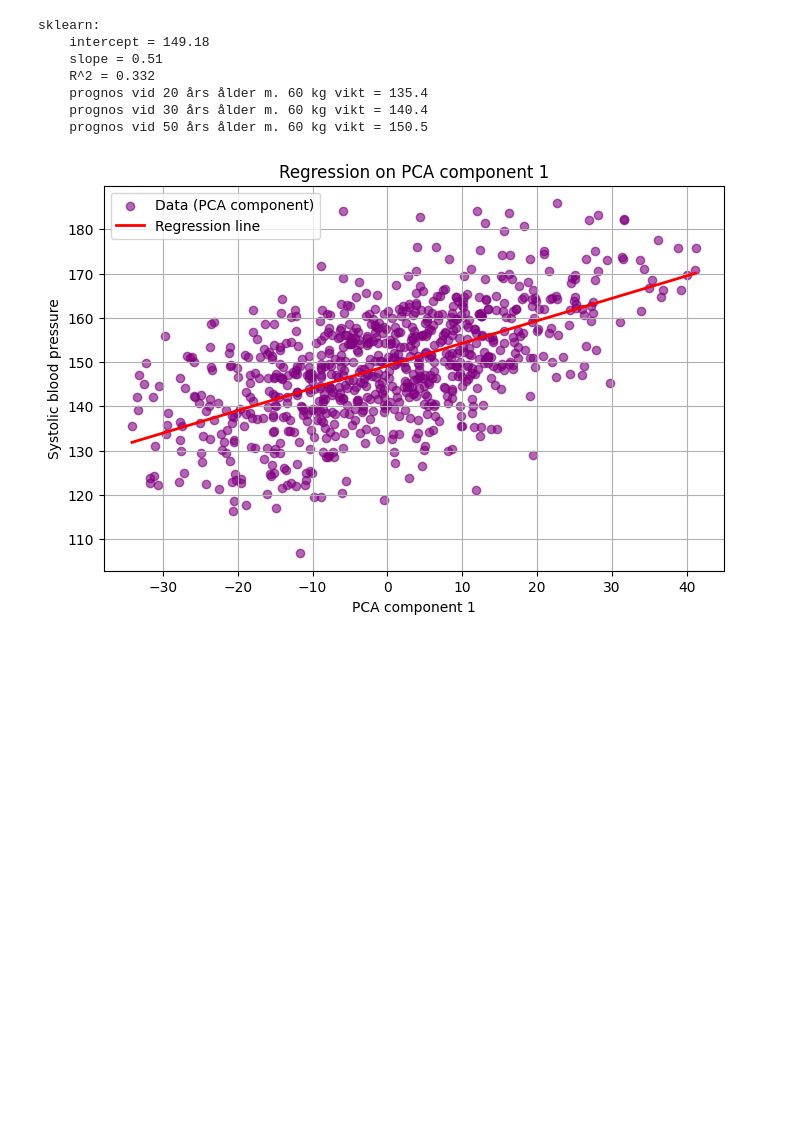
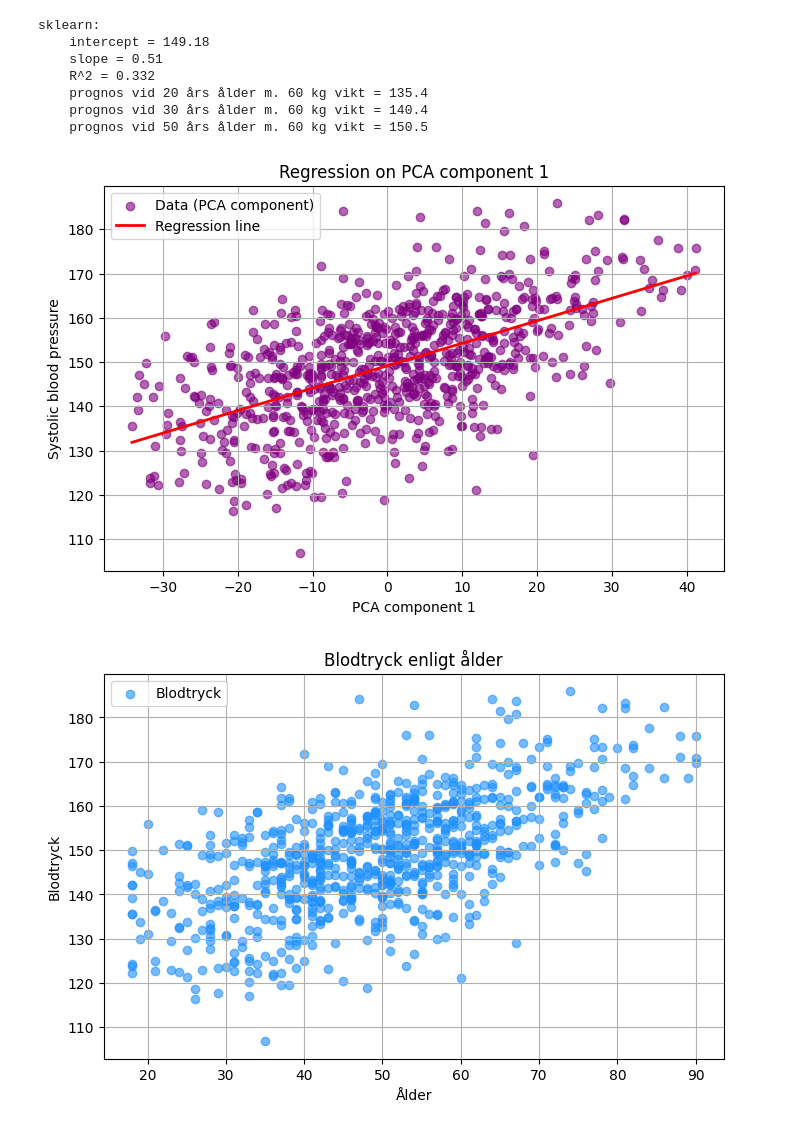
Before and after one commit to emanuelssonlinnea-rgb/Health-study-project, a Jupyter notebook: report.ipynb, the cells around one changed output. Drawn from its saved outputs; the diff is of its cells as text; code cells hidden in the pictures; blank space fills up the shorter version.

Commit message:
Added graphs and requirements list

```diff
--- a/report.ipynb
+++ b/report.ipynb
@@ -396,20 +396,30 @@ sklearn:
 # %%
 """
 Linjär regression graf: blodtryck förutsagt enligt ålder & vikt - PCA
 """
 
 # Scatter av PCA component vs blodtryck
 plt.figure(figsize=(8,5))
 plt.scatter(x_pca, y_1d, alpha=0.6, label="Data (PCA component)", color="purple")
 
 x_line = np.linspace(x_pca.min(), x_pca.max(), 200).reshape(-1,1)
 y_line = linreg.predict(x_line)
 plt.plot(x_line, y_line, color="red", linewidth=2, label="Regression line") # Regression line
 plt.title("Regression on PCA component 1")
 plt.xlabel("PCA component 1")
 plt.ylabel("Systolic blood pressure")
 plt.legend()
 plt.grid(True)
 plt.show()
+
+
+# scatter diagram över sambandet mellan blodtryck och ålder
+gb = GraphBuilder(title="Blodtryck enligt ålder", xlabel="Ålder", ylabel="Blodtryck")
+gb.scatter_plot(df.age,df.systolic_bp, label="Blodtryck", alpha=0.6, color="dodgerblue")
+
+# scatter diagram över sambandet mellan blodtryck och vikt
+gb = GraphBuilder(title="Blodtryck enligt vikt", xlabel="Vikt", ylabel="Blodtryck")
+gb.scatter_plot(df.weight,df.systolic_bp, label="Blodtryck", alpha=0.6, color="deeppink")
 # %% [output]
 [figure]
+[figure, added]
```
Also changed, not shown: parts of 2 cells of this notebook, 2 other files.
